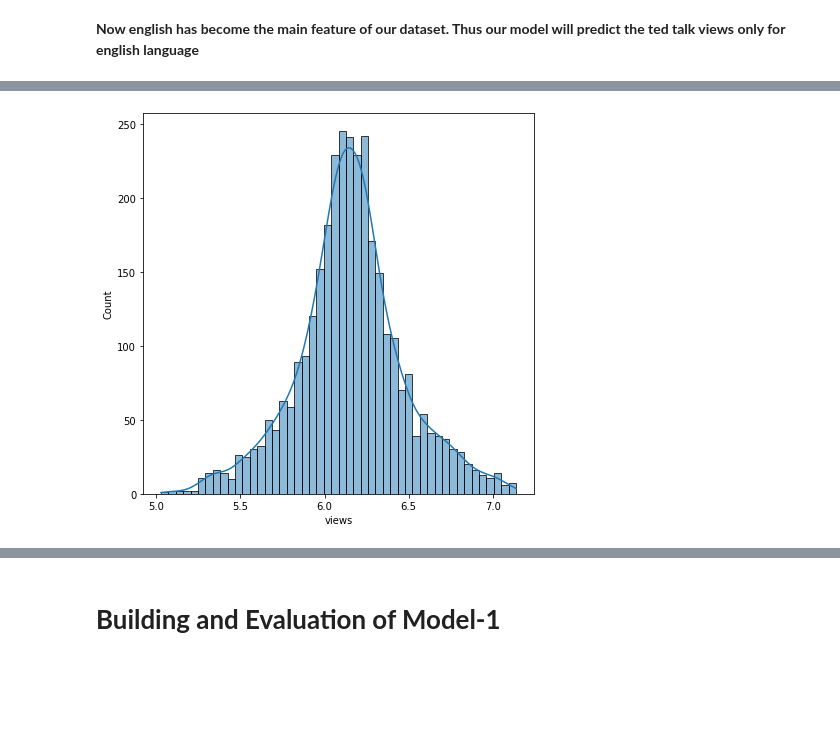
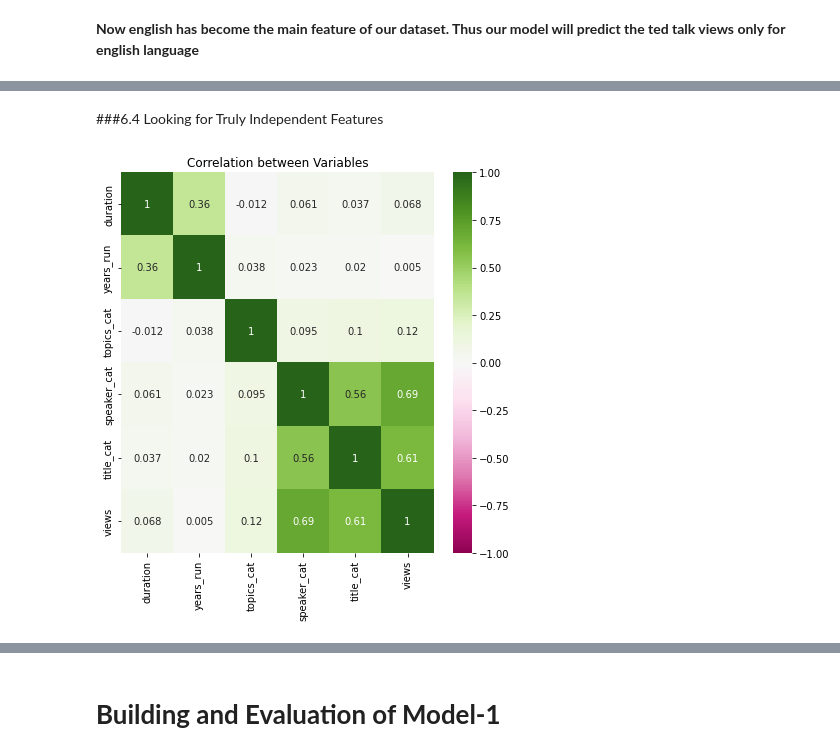
Before and after one commit to prabirdeb/Ted-Talk-Views-Prediction, a Jupyter notebook: Ted_Talk_Views_Prediction.ipynb, the cells around one changed output, grey strips where cells are left out. Cells and saved outputs as stored; diff of their text form; code cells hidden in the pictures; blank space fills up the shorter version.

```diff
--- a/Ted_Talk_Views_Prediction.ipynb
+++ b/Ted_Talk_Views_Prediction.ipynb
@@ -432,3 +639,10 @@ ted_talk_df_clean.drop(['speaker_1','views_mean'],axis=1,inplace=True)
+# %%
+ted_talk_df_clean.drop(['title'],axis=1,inplace=True)
+# %%
+# Arranging dependent feature in the last column
+dependent=ted_talk_df_clean.views.values
+ted_talk_df_clean.drop(['views'],axis=1,inplace=True)
+ted_talk_df_clean['views']=dependent
 # %%
 ted_talk_df_clean.head(2)
 # %% [output]
@@ -458,3 +687,3 @@ len(ted_talk_df_clean[ted_talk_df_clean['views'] > 1.4*10**7])
 # %%
-# There are only few experiences with more than 1.4*10^7 views. Thus we can remove these experiences
-ted_talk_df_clean=ted_talk_df_clean[ted_talk_df_clean['views'] < 1.4*10**7]
+# There are only few experiences with more than 1*10^7 views. Thus we can remove these experiences
+ted_talk_df_clean=ted_talk_df_clean[ted_talk_df_clean['views'] < 1*10**7]
@@ -465,6 +690,3 @@ len(ted_talk_df_clean[ted_talk_df_clean['comments'] > 2900])
-# %%
-# There are only few experiences with more than 2900 comments. Thus we can remove these experiences
-ted_talk_df_clean=ted_talk_df_clean[ted_talk_df_clean['comments'] < 2900]
 # %%
 ted_talk_df_clean.shape
 # %% [output]
@@ -485,7 +755,10 @@ plt.show()
+# %% [markdown]
+###6.4 Looking for Truly Independent Features
 # %%
-# Checking log transformation
+# Checking multicolinearity
 plt.figure(figsize=(7,7))
-sns.histplot(np.log10(ted_talk_df_clean['views']), kde=True)
+sns.heatmap(ted_talk_df_clean.corr(), vmin=-1, cmap='PiYG', annot=True)
+plt.title('Correlation between Variables')
 plt.show()
 # %% [output]
-[figure, old version]
+[figure, new version]
```
Also changed, not shown: parts of 124 cells of this notebook.
